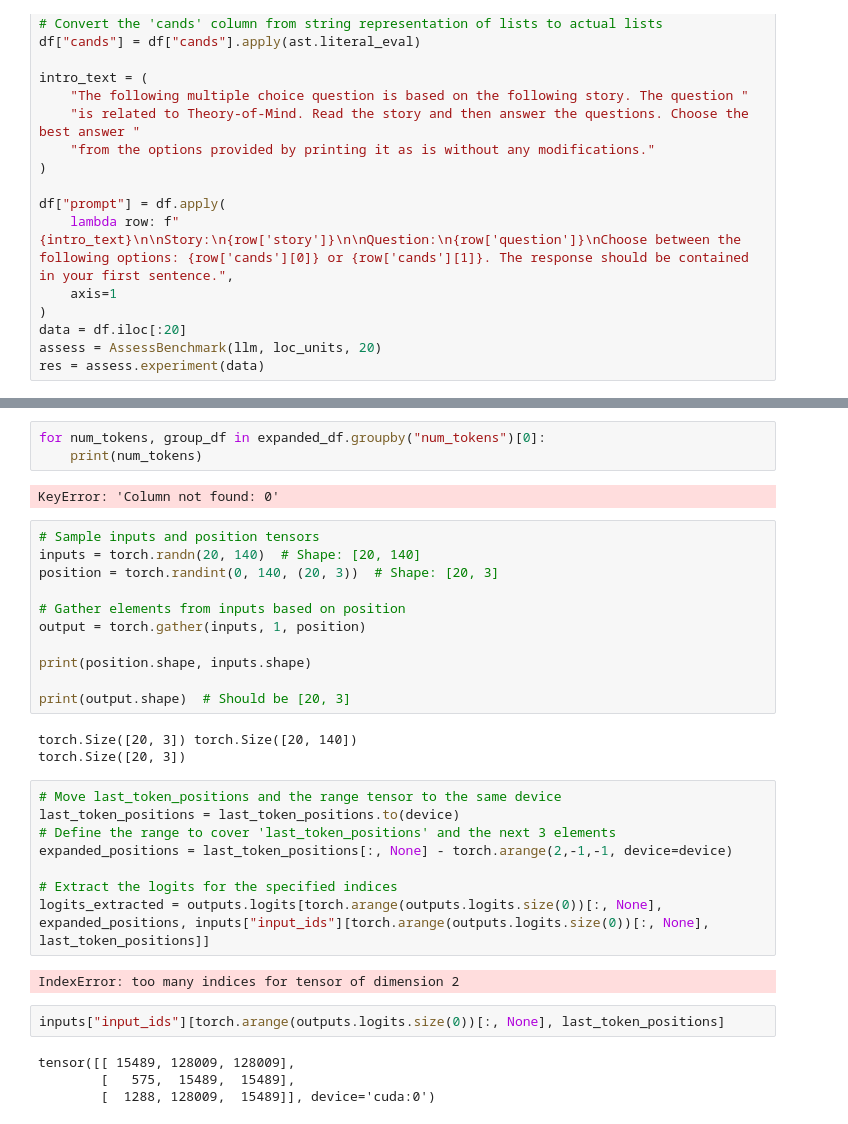
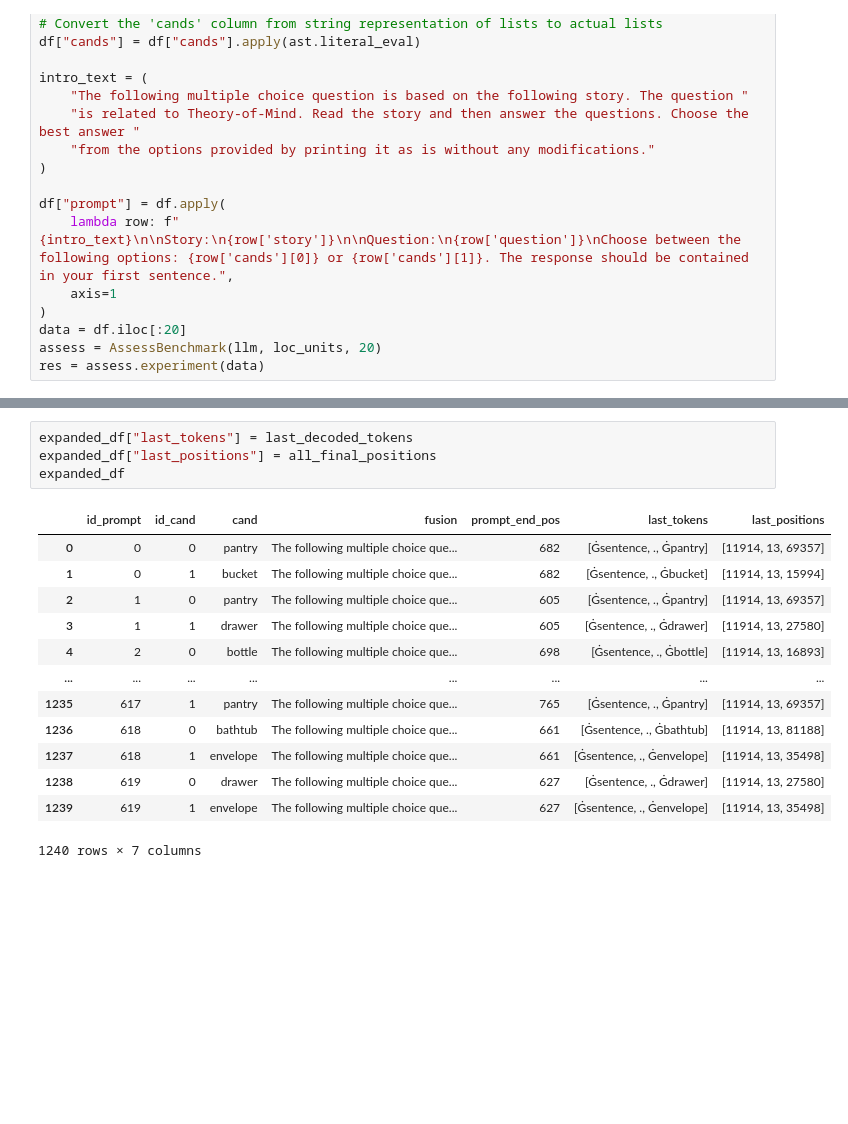
Before and after one commit to YassineJamaa/ToM-LargeModel, a Jupyter notebook: generalize_gpu.ipynb, the cells around one changed output, grey strips where cells are left out. Saved outputs shown, nothing was run; the diff lists cells and outputs as text; blank space fills up the shorter version.

Commit message:
optimized final tokens

```diff
--- a/generalize_gpu.ipynb
+++ b/generalize_gpu.ipynb
@@ -685,35 +714,18 @@ merge_df
-# %%
-for num_tokens, group_df in expanded_df.groupby("num_tokens")[0]:
-    print(num_tokens)
-# %% [output]
-KeyError: 'Column not found: 0'
-# %%
-# Sample inputs and position tensors
-inputs = torch.randn(20, 140)  # Shape: [20, 140]
-position = torch.randint(0, 140, (20, 3))  # Shape: [20, 3]
-
-# Gather elements from inputs based on position
-output = torch.gather(inputs, 1, position)
-
-print(position.shape, inputs.shape)
-
-print(output.shape)  # Should be [20, 3]
-# %% [output]
-torch.Size([20, 3]) torch.Size([20, 140])
-torch.Size([20, 3])
-# %%
-# Move last_token_positions and the range tensor to the same device
-last_token_positions = last_token_positions.to(device)
-# Define the range to cover 'last_token_positions' and the next 3 elements
-expanded_positions = last_token_positions[:, None] - torch.arange(2,-1,-1, device=device)
-
-# Extract the logits for the specified indices
-logits_extracted = outputs.logits[torch.arange(outputs.logits.size(0))[:, None], expanded_positions, inputs["input_ids"][torch.arange(outputs.logits.size(0))[:, None], last_token_positions]]
-# %% [output]
-IndexError: too many indices for tensor of dimension 2
-# %%
-inputs["input_ids"][torch.arange(outputs.logits.size(0))[:, None], last_token_positions]
-# %% [output]
-tensor([[ 15489, 128009, 128009],
-        [   575,  15489,  15489],
-        [  1288, 128009,  15489]], device='cuda:0')
+# %%
+expanded_df["last_tokens"] = last_decoded_tokens
+expanded_df["last_positions"] = all_final_positions
+expanded_df
+# %% [output]
+|  | id_prompt | id_cand | cand | fusion | prompt_end_pos | last_tokens | last_positions |
+| 0 | 0 | 0 | pantry | The following multiple choice que... | 682 | [Ġsentence, ., Ġpantry] | [11914, 13, 69357] |
+| 1 | 0 | 1 | bucket | The following multiple choice que... | 682 | [Ġsentence, ., Ġbucket] | [11914, 13, 15994] |
+| 2 | 1 | 0 | pantry | The following multiple choice que... | 605 | [Ġsentence, ., Ġpantry] | [11914, 13, 69357] |
+| 3 | 1 | 1 | drawer | The following multiple choice que... | 605 | [Ġsentence, ., Ġdrawer] | [11914, 13, 27580] |
+| 4 | 2 | 0 | bottle | The following multiple choice que... | 698 | [Ġsentence, ., Ġbottle] | [11914, 13, 16893] |
+| ... | ... | ... | ... | ... | ... | ... | ... |
+| 1235 | 617 | 1 | pantry | The following multiple choice que... | 765 | [Ġsentence, ., Ġpantry] | [11914, 13, 69357] |
+| 1236 | 618 | 0 | bathtub | The following multiple choice que... | 661 | [Ġsentence, ., Ġbathtub] | [11914, 13, 81188] |
+| 1237 | 618 | 1 | envelope | The following multiple choice que... | 661 | [Ġsentence, ., Ġenvelope] | [11914, 13, 35498] |
+| 1238 | 619 | 0 | drawer | The following multiple choice que... | 627 | [Ġsentence, ., Ġdrawer] | [11914, 13, 27580] |
+| 1239 | 619 | 1 | envelope | The following multiple choice que... | 627 | [Ġsentence, ., Ġenvelope] | [11914, 13, 35498] |
+1240 rows × 7 columns
```
Also changed, not shown: parts of 3 cells of this notebook.
